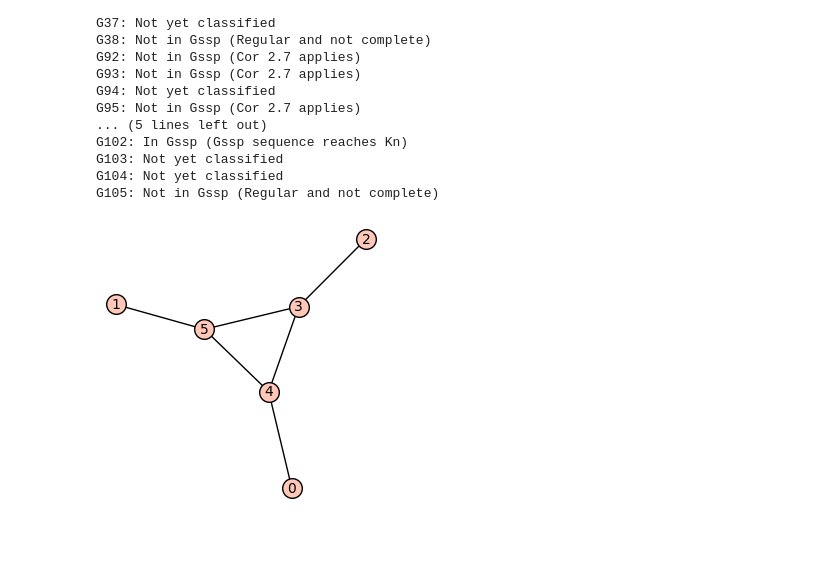
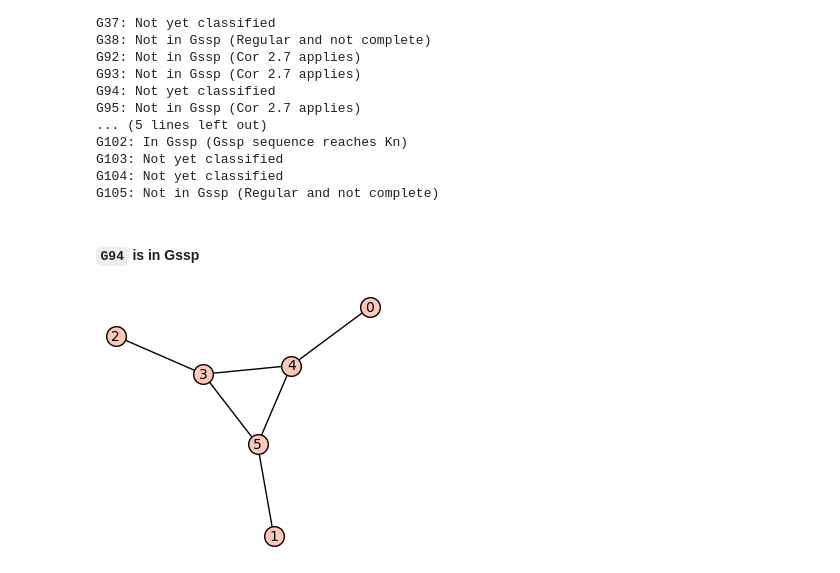
Before and after one commit to jephianlin/publish, a Jupyter notebook: Gssp_illustration.ipynb, the cells around one changed output. Cells and saved outputs as stored; diff of their text form; code cells hidden in the pictures; blank space fills up the shorter version.

```diff
--- a/Gssp_illustration.ipynb
+++ b/Gssp_illustration.ipynb
@@ -251,4 +263,5 @@ True
 # %%
 ### import networkx to access the atlas of graphs
 ### An Atlas of Graphs by Ronald C. Read and Robin J. Wilson, Oxford University Press, 1998
-import networkx.generators.atlas as atlas
+import networkx as nx
+atlas = nx.generators.atlas.graph_atlas_g()
@@ -325,5 +333,7 @@ G105: Not in Gssp (Regular and not complete)
+# %% [markdown]
+#### `G94` is in Gssp
 # %%
-g = Graph(atlas.graph_atlas(94))
+g = Graph(atlas[94])
 g.show(figsize=[3,3])
 # %% [output]
-[figure, old version]
+[figure, new version]
```
Also changed, not shown: parts of 13 cells of this notebook, 1 other file.
